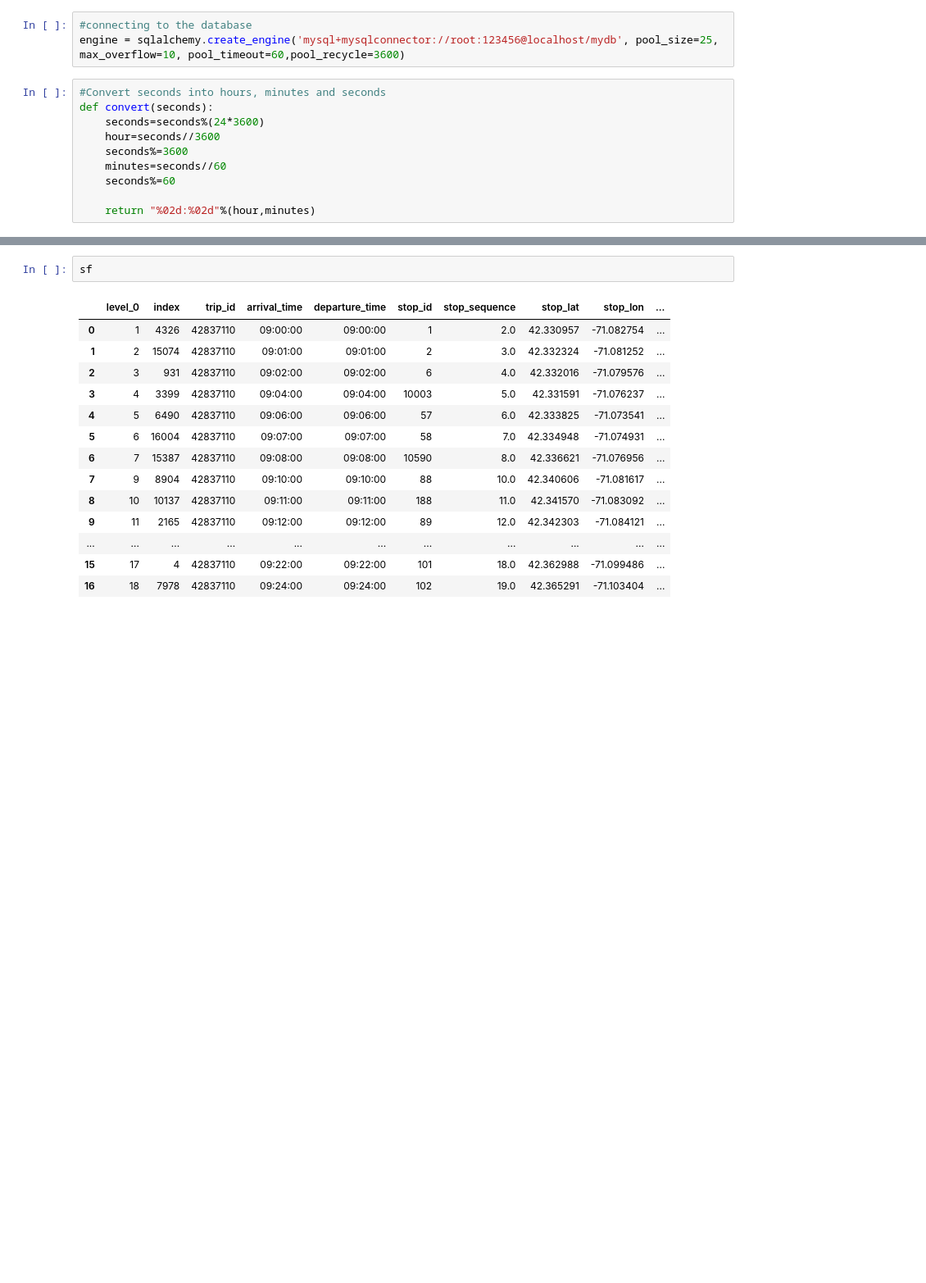
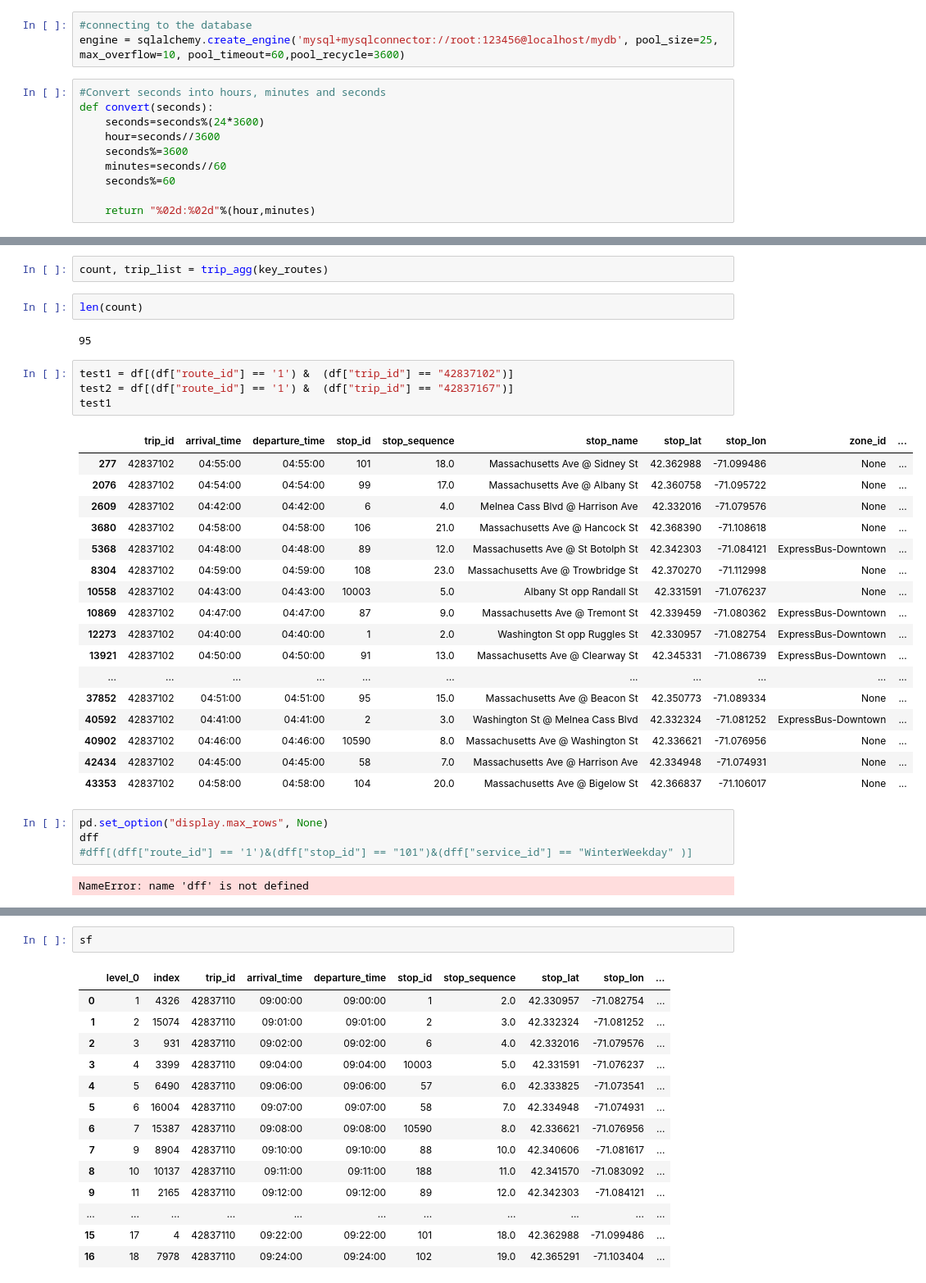
Before and after one commit to UpadhiV/evfleets, a Jupyter notebook: mbta_analysis.ipynb, the cells around one changed output, grey strips where cells are left out. Shown at 82% size. Saved outputs shown, nothing was run; the diff lists cells and outputs as text; blank space fills up the shorter version.

```diff
--- a/mbta_analysis.ipynb
+++ b/mbta_analysis.ipynb
@@ -224,0 +202,34 @@ data.head()
+# %%
+count, trip_list = trip_agg(key_routes)
+# %%
+len(count)
+# %% [output]
+95
+# %%
+test1 = df[(df["route_id"] == '1') &  (df["trip_id"] == "42837102")]
+test2 = df[(df["route_id"] == '1') &  (df["trip_id"] == "42837167")]
+test1
+# %% [output]
+|  | trip_id | arrival_time | departure_time | stop_id | stop_sequence | stop_name | stop_lat | stop_lon | zone_id | ... |
+| 277 | 42837102 | 04:55:00 | 04:55:00 | 101 | 18.0 | Massachusetts Ave @ Sidney St | 42.362988 | -71.099486 | None | ... |
+| 2076 | 42837102 | 04:54:00 | 04:54:00 | 99 | 17.0 | Massachusetts Ave @ Albany St | 42.360758 | -71.095722 | None | ... |
+| 2609 | 42837102 | 04:42:00 | 04:42:00 | 6 | 4.0 | Melnea Cass Blvd @ Harrison Ave | 42.332016 | -71.079576 | None | ... |
+| 3680 | 42837102 | 04:58:00 | 04:58:00 | 106 | 21.0 | Massachusetts Ave @ Hancock St | 42.368390 | -71.108618 | None | ... |
+| 5368 | 42837102 | 04:48:00 | 04:48:00 | 89 | 12.0 | Massachusetts Ave @ St Botolph St | 42.342303 | -71.084121 | ExpressBus-Downtown | ... |
+| 8304 | 42837102 | 04:59:00 | 04:59:00 | 108 | 23.0 | Massachusetts Ave @ Trowbridge St | 42.370270 | -71.112998 | None | ... |
+| 10558 | 42837102 | 04:43:00 | 04:43:00 | 10003 | 5.0 | Albany St opp Randall St | 42.331591 | -71.076237 | None | ... |
+| 10869 | 42837102 | 04:47:00 | 04:47:00 | 87 | 9.0 | Massachusetts Ave @ Tremont St | 42.339459 | -71.080362 | ExpressBus-Downtown | ... |
+| 12273 | 42837102 | 04:40:00 | 04:40:00 | 1 | 2.0 | Washington St opp Ruggles St | 42.330957 | -71.082754 | ExpressBus-Downtown | ... |
+| 13921 | 42837102 | 04:50:00 | 04:50:00 | 91 | 13.0 | Massachusetts Ave @ Clearway St | 42.345331 | -71.086739 | ExpressBus-Downtown | ... |
+| ... | ... | ... | ... | ... | ... | ... | ... | ... | ... | ... |
+| 37852 | 42837102 | 04:51:00 | 04:51:00 | 95 | 15.0 | Massachusetts Ave @ Beacon St | 42.350773 | -71.089334 | None | ... |
+| 40592 | 42837102 | 04:41:00 | 04:41:00 | 2 | 3.0 | Washington St @ Melnea Cass Blvd | 42.332324 | -71.081252 | ExpressBus-Downtown | ... |
+| 40902 | 42837102 | 04:46:00 | 04:46:00 | 10590 | 8.0 | Massachusetts Ave @ Washington St | 42.336621 | -71.076956 | None | ... |
+| 42434 | 42837102 | 04:45:00 | 04:45:00 | 58 | 7.0 | Massachusetts Ave @ Harrison Ave | 42.334948 | -71.074931 | None | ... |
+| 43353 | 42837102 | 04:58:00 | 04:58:00 | 104 | 20.0 | Massachusetts Ave @ Bigelow St | 42.366837 | -71.106017 | None | ... |
+# %%
+pd.set_option("display.max_rows", None)
+dff
+#dff[(dff["route_id"] == '1')&(dff["stop_id"] == "101")&(dff["service_id"] == "WinterWeekday" )]
+# %% [output]
+NameError: name 'dff' is not defined
```
Also changed, not shown: parts of 62 cells of this notebook.
